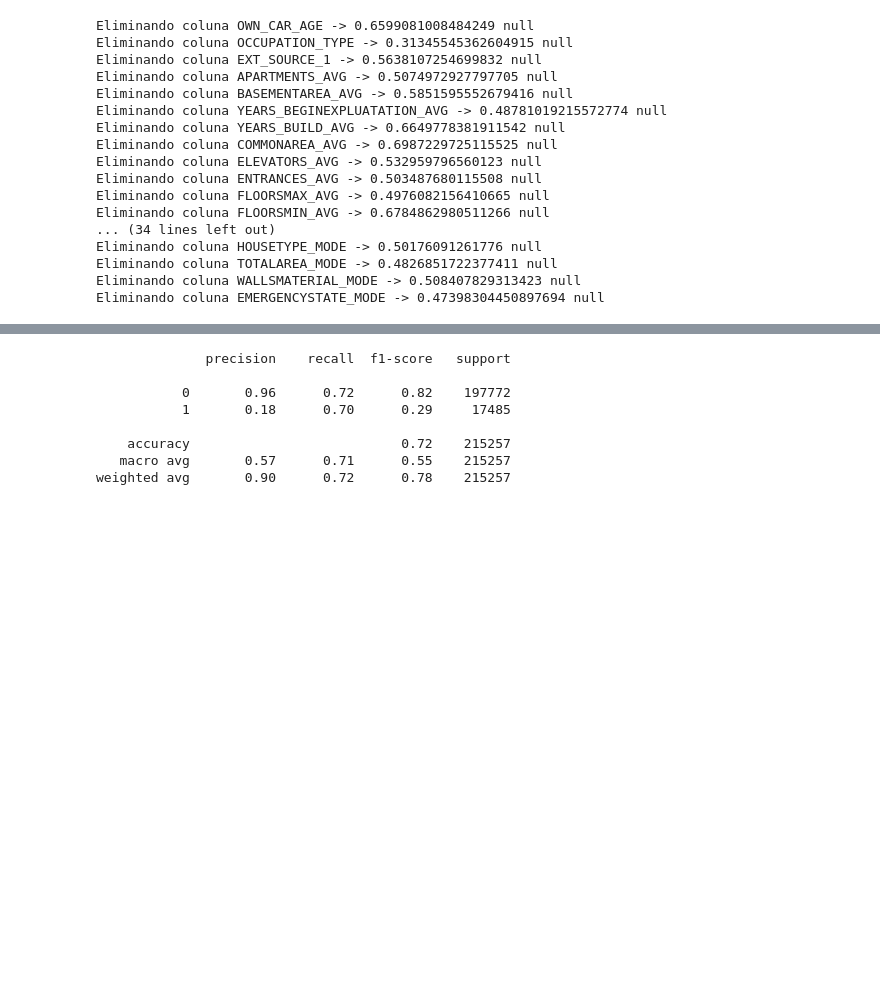
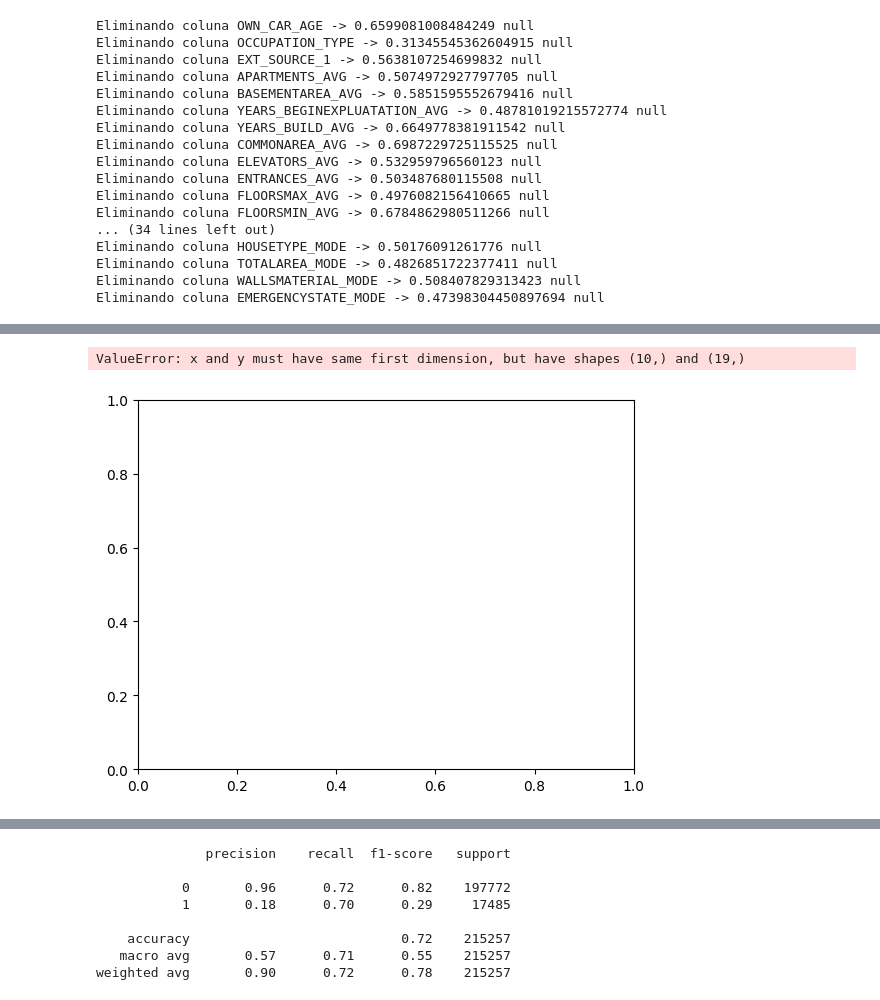
Before and after one commit to VitorrSantana/Tcc-AnaliseCreditoAprendizadoMaquina, a Jupyter notebook: 0.0-AnaliseExploratoria.ipynb, the cells around one changed output, grey strips where cells are left out. Drawn from its saved outputs; the diff is of its cells as text; code cells hidden in the pictures; blank space fills up the shorter version.

```diff
--- a/0.0-AnaliseExploratoria.ipynb
+++ b/0.0-AnaliseExploratoria.ipynb
@@ -96,5 +120,5 @@ correlacao = base_treinamento2[['TARGET', 'DAYS_LAST_PHONE_CHANGE','EXT_SOURCE_3
 # %%
-variaveis_teste = ['TARGET', 'DAYS_LAST_PHONE_CHANGE','EXT_SOURCE_3','EXT_SOURCE_2','NAME_INCOME_TYPE_Working','NAME_EDUCATION_TYPE_Higher education','AMT_CREDIT','DAYS_EMPLOYED','DAYS_BIRTH','DAYS_ID_PUBLISH','DAYS_REGISTRATION','REGION_RATING_CLIENT','REGION_RATING_CLIENT_W_CITY','DEF_30_CNT_SOCIAL_CIRCLE']
+variaveis_teste = ['TARGET', 'DAYS_LAST_PHONE_CHANGE','EXT_SOURCE_3','EXT_SOURCE_2','NAME_INCOME_TYPE_Working','NAME_EDUCATION_TYPE_Higher education','AMT_CREDIT','DAYS_EMPLOYED','DAYS_BIRTH','DAYS_ID_PUBLISH','DAYS_REGISTRATION','REGION_RATING_CLIENT','REGION_RATING_CLIENT_W_CITY','DEF_30_CNT_SOCIAL_CIRCLE'] + vars_bureau
 # %%
 import seaborn as sn
 sn.heatmap(correlacao, annot = True, fmt=".1f", linewidths=.6)
@@ -122,3 +151,10 @@ base_treinamento2
+# %%
+modelo_kmeans = Modelagem(base_treinamento2.fillna(-1),'TARGET')
+# %%
+modelo_kmeans.evaluate_values_of_k(10)
+# %% [output]
+ValueError: x and y must have same first dimension, but have shapes (10,) and (19,)
+[figure, added]
 # %%
 parametros = {
     'objective': 'binary',
```
Also changed, not shown: parts of 20 cells of this notebook, 4 other files.
